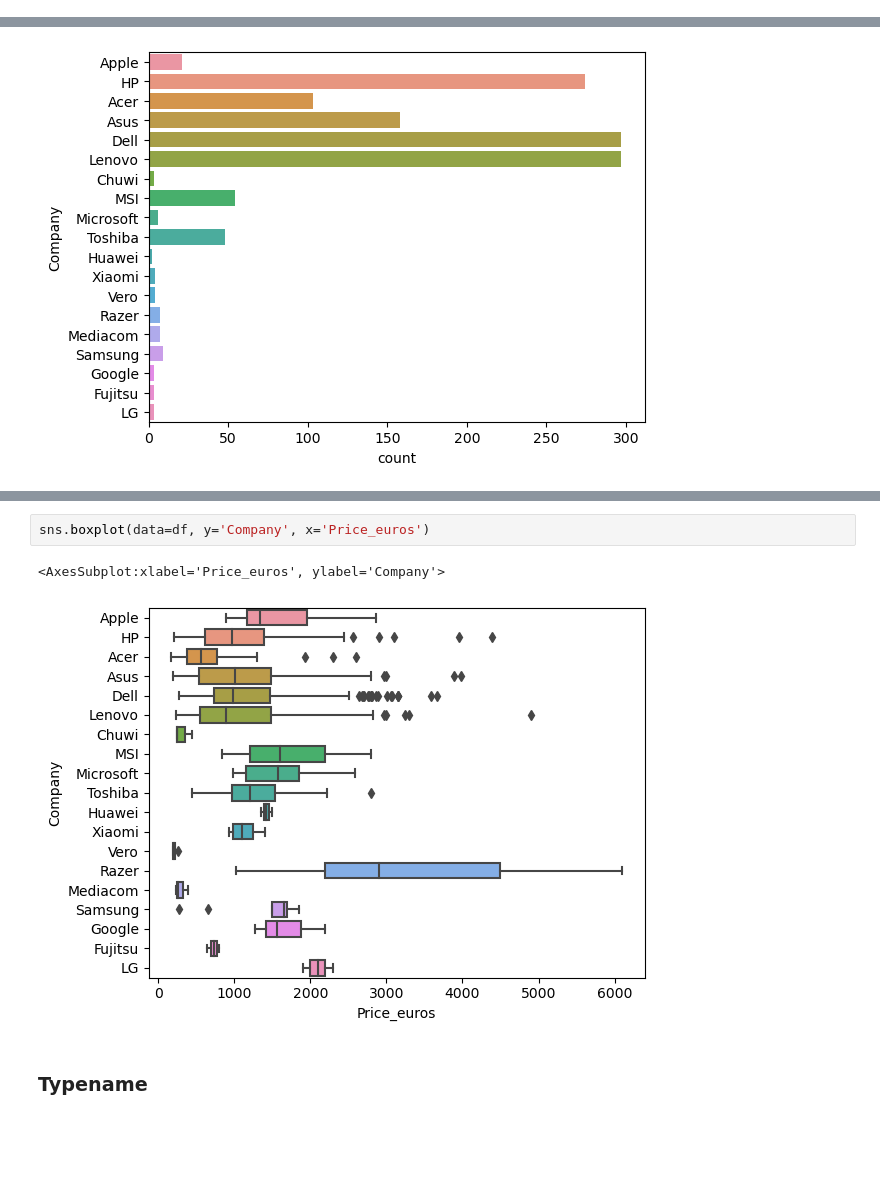
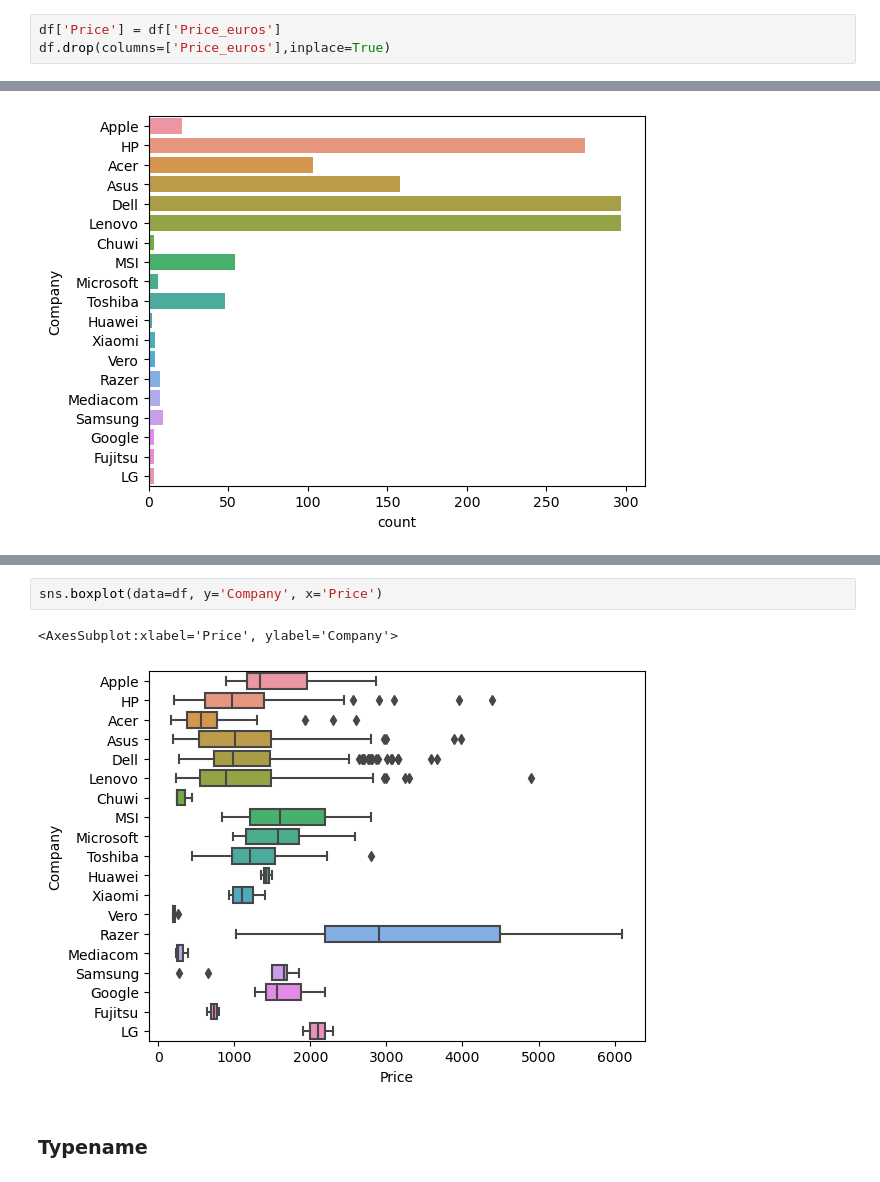
Before and after one commit to RossErskine/Kaggle-notebooks, a Jupyter notebook: Laptop prices.ipynb, the cells around one changed output, grey strips where cells are left out. Drawn from its saved outputs; the diff is of its cells as text; blank space fills up the shorter version.

```diff
--- a/Laptop prices.ipynb
+++ b/Laptop prices.ipynb
@@ -66,4 +74,7 @@ df.describe()
 df = df.drop('laptop_ID',axis=1)
 # %% [markdown]
 ## Price
+# %%
+df['Price'] = df['Price_euros']
+df.drop(columns=['Price_euros'],inplace=True)
 # %%
@@ -100,10 +116,10 @@ df.groupby('Company')['Price_euros'].describe()
 | Vero | 4.0 | 217.425000 | 29.020266 | 196.00 | 201.1750 | 206.85 | 223.1000 | 260.00 |
 | Xiaomi | 4.0 | 1133.462500 | 210.188056 | 935.00 | 983.6750 | 1099.45 | 1249.2375 | 1399.95 |
 # %%
-sns.boxplot(data=df, y='Company', x='Price_euros')
+sns.boxplot(data=df, y='Company', x='Price')
 # %% [output]
-<AxesSubplot:xlabel='Price_euros', ylabel='Company'>
+<AxesSubplot:xlabel='Price', ylabel='Company'>
-[figure, old version]
+[figure, new version]
 # %% [markdown]
 ### Typename
 # %%
```
Also changed, not shown: parts of 46 cells of this notebook.
